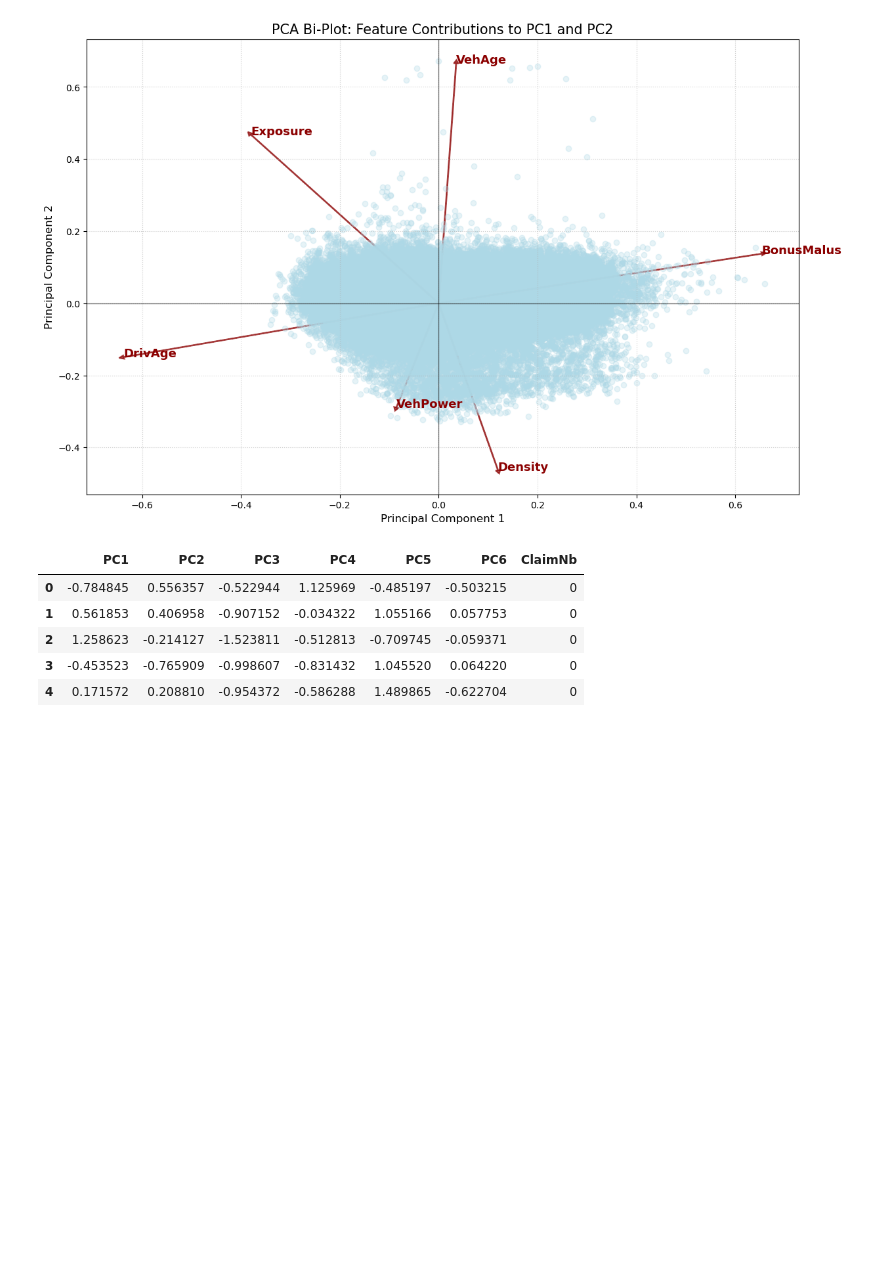
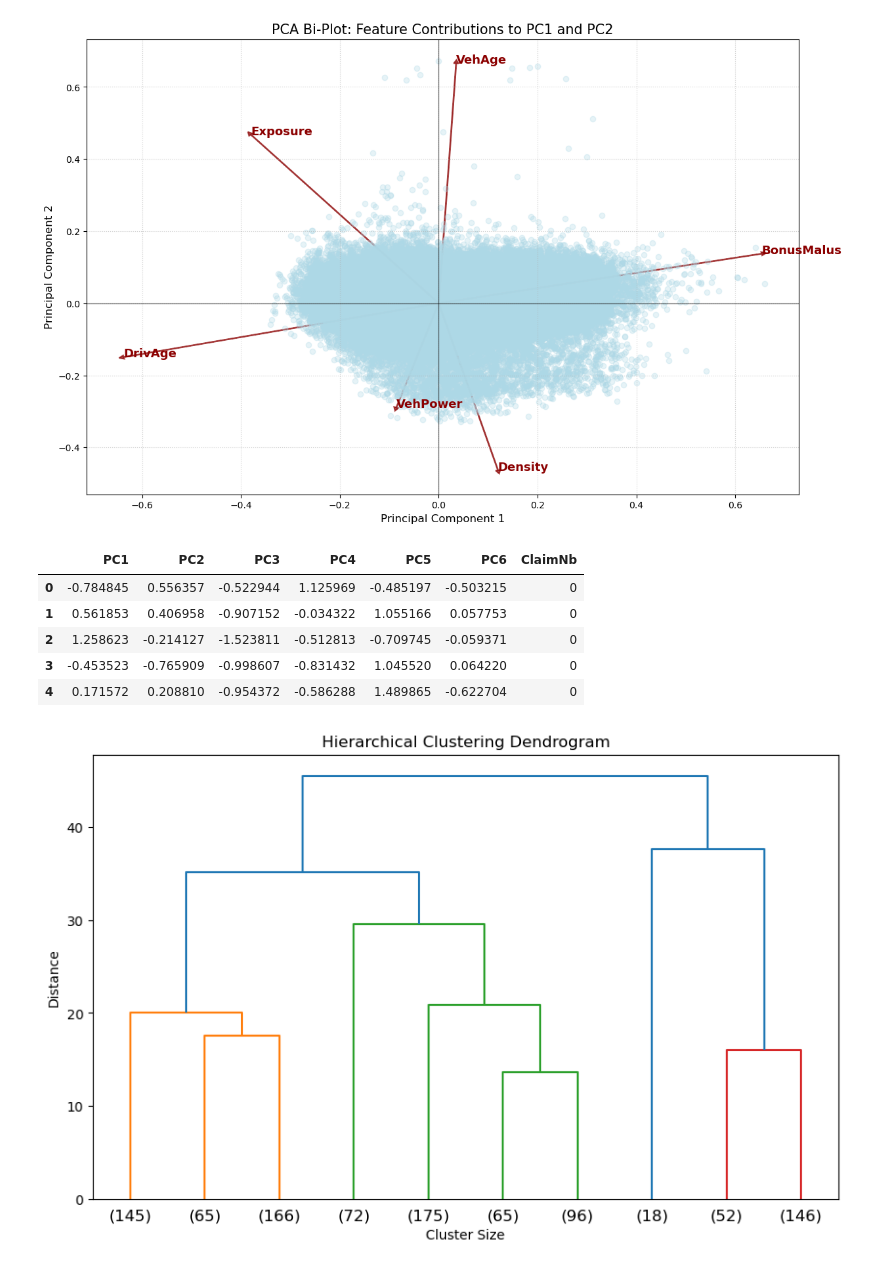
Before and after one commit to Oliverdron/MachineLearning_Project_2025_TeamJP, a Jupyter notebook: notebooks/03_pca.ipynb, the cells around one changed output. Cells and saved outputs as stored; diff of their text form; code cells hidden in the pictures; blank space fills up the shorter version.

Commit message:
Clustering Changes jupyter
Clustering Changes - Implemented Hierarchical & Plots

```diff
--- a/notebooks/02_pca_clustering.ipynb
+++ b/notebooks/03_pca.ipynb
@@ -328,0 +333,13 @@ train_pca_df.head()
+# %%
+# Use a sample of 1000 for the dendrogram visualization
+sample_pca = X_train_pca[np.random.choice(X_train_pca.shape[0], 1000, replace=False), :n_95]
+Z = linkage(sample_pca, method='ward')
+
+plt.figure(figsize=(10, 6))
+dendrogram(Z, truncate_mode='lastp', p=10) # Show the last 10 merges
+plt.title("Hierarchical Clustering Dendrogram")
+plt.xlabel("Cluster Size")
+plt.ylabel("Distance")
+plt.show()
+# %% [output]
+[figure, added]
```
Also changed, not shown: parts of 6 cells of this notebook, 1 other file.
